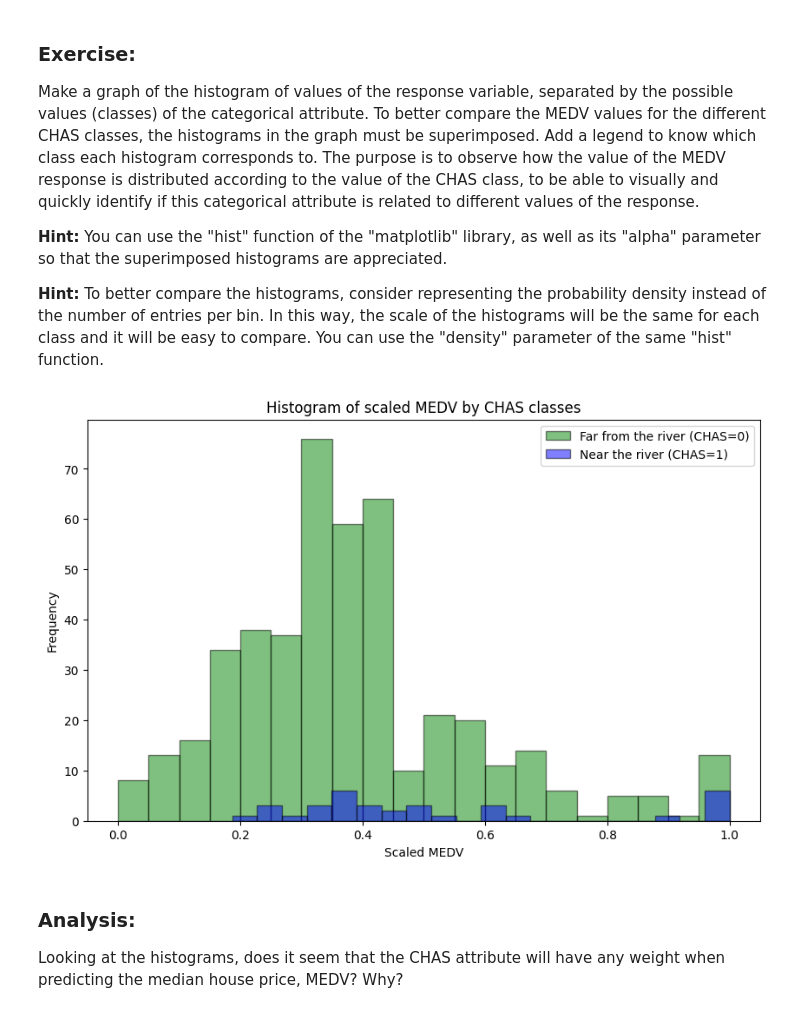
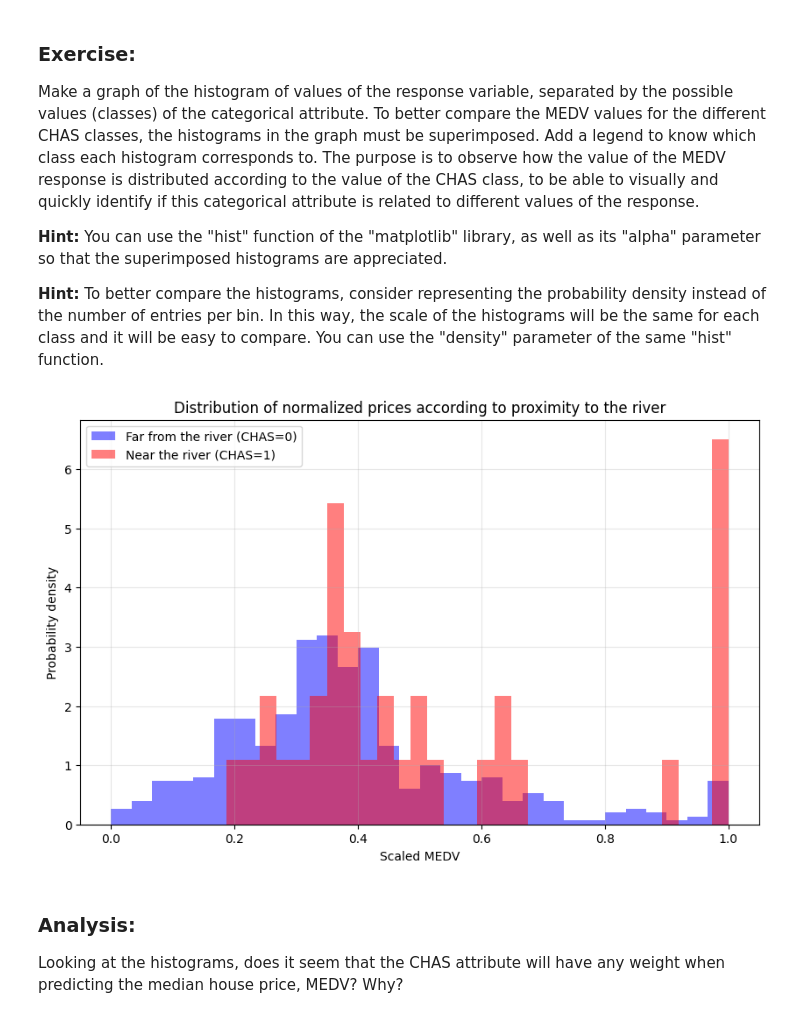
Before and after one commit to Eva080804/EDA, a Jupyter notebook: Ejercicio_1/EDA_inicial_blanco__ENG.ipynb, the cells around one changed output. Cells and saved outputs as stored; diff of their text form; code cells hidden in the pictures.

```diff
--- a/Ejercicio_1/EDA_inicial_blanco__ENG.ipynb
+++ b/Ejercicio_1/EDA_inicial_blanco__ENG.ipynb
@@ -404,34 +381,35 @@ Make a graph of the histogram of values of the response variable, separated by t
 **Hint:** You can use the "hist" function of the "matplotlib" library, as well as its "alpha" parameter so that the superimposed histograms are appreciated.
 
 **Hint:** To better compare the histograms, consider representing the probability density instead of the number of entries per bin. In this way, the scale of the histograms will be the same for each class and it will be easy to compare. You can use the "density" parameter of the same "hist" function.
-# %%
-# HELP - SUGGESTION : AN EXAMPLE
-from sklearn.preprocessing import MinMaxScaler
-
-# Create a scaler object
-scaler = MinMaxScaler()
-
-# Adjust and transform the MEDV variable
-boston['MEDV_scaled'] = scaler.fit_transform(boston[['MEDV']])
-
-# Create a histogram plot for scaled CHAS classes
-plt.figure(figsize=(10, 6))
-
-# Filter data for each CHAS class
-chas_0 = boston[boston['CHAS'] == 0]['MEDV_scaled']
-chas_1 = boston[boston['CHAS'] == 1]['MEDV_scaled']
-
-# Create superimposed histograms with legend
-plt.hist(chas_0, bins=20, alpha=0.5, label='Far from the river (CHAS=0)', color='green', edgecolor='black')
-plt.hist(chas_1, bins=20, alpha=0.5, label='Near the river (CHAS=1)', color='blue', edgecolor='black')
-plt.xlabel('Scaled MEDV')
-plt.ylabel('Frequency')
-plt.legend()
-
-plt.title('Histogram of scaled MEDV by CHAS classes')
-plt.show()
-# %% [output]
-[figure, removed]
+# %%
+import matplotlib.pyplot as plt
+import numpy as np
+from sklearn.preprocessing import MinMaxScaler
+
+df = df.copy()
+
+scaler = MinMaxScaler()
+df['MEDV_normalized'] = scaler.fit_transform(df[['MEDV']])
+
+# Separar los datos normalizados por clase CHAS
+medv_norm_chas0 = df[df['CHAS'] == 0]['MEDV_normalized']
+medv_norm_chas1 = df[df['CHAS'] == 1]['MEDV_normalized']
+
+# Crear el gráfico
+plt.figure(figsize=(10, 6))
+
+# Histogramas
+counts0, bins0, patches0 = plt.hist(medv_norm_chas0, bins=30, alpha=0.5, color='blue', density=True, label='Far from the river (CHAS=0)')
+counts1, bins1, patches1 = plt.hist(medv_norm_chas1, bins=30, alpha=0.5, color='red', density=True, label='Near the river (CHAS=1)')
+
+plt.xlabel('Scaled MEDV')
+plt.ylabel('Probability density')
+plt.title('Distribution of normalized prices according to proximity to the river')
+plt.legend()
+plt.grid(True, alpha=0.3)
+plt.show()
+# %% [output]
+[figure, added]
 # %% [markdown]
 ### **Analysis:**
 
```
Also changed, not shown: parts of 3 cells of this notebook.
